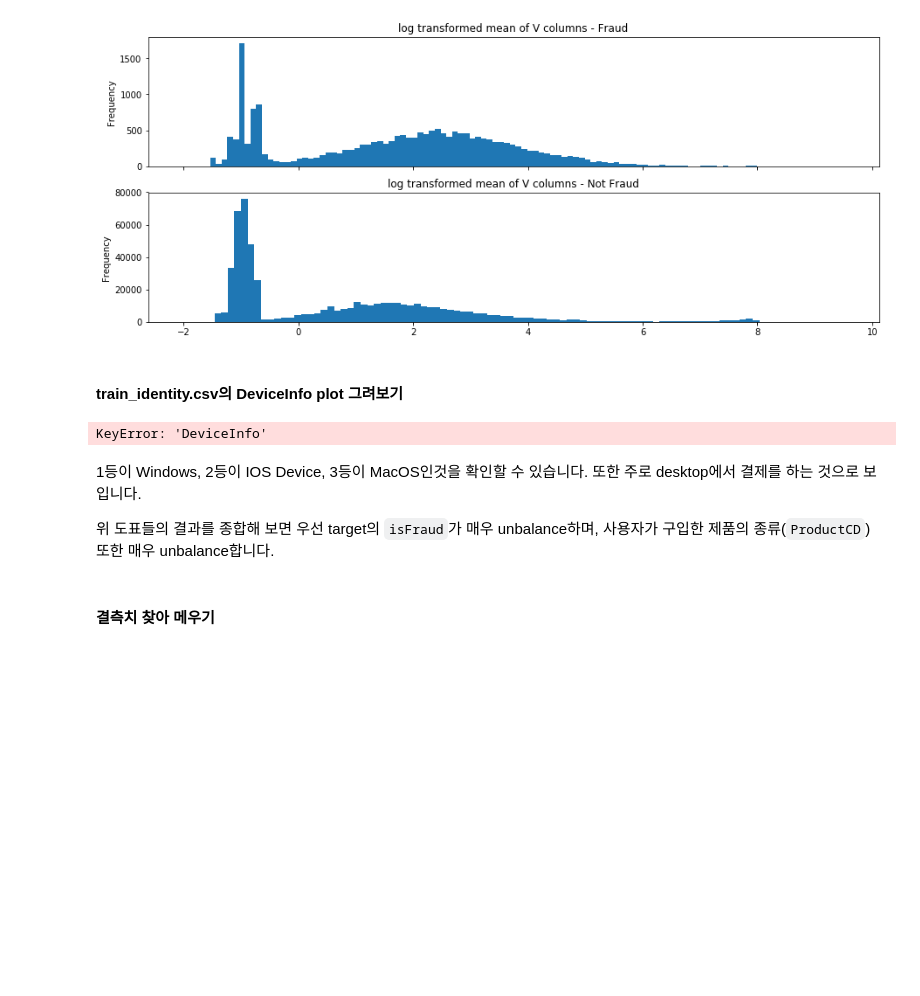
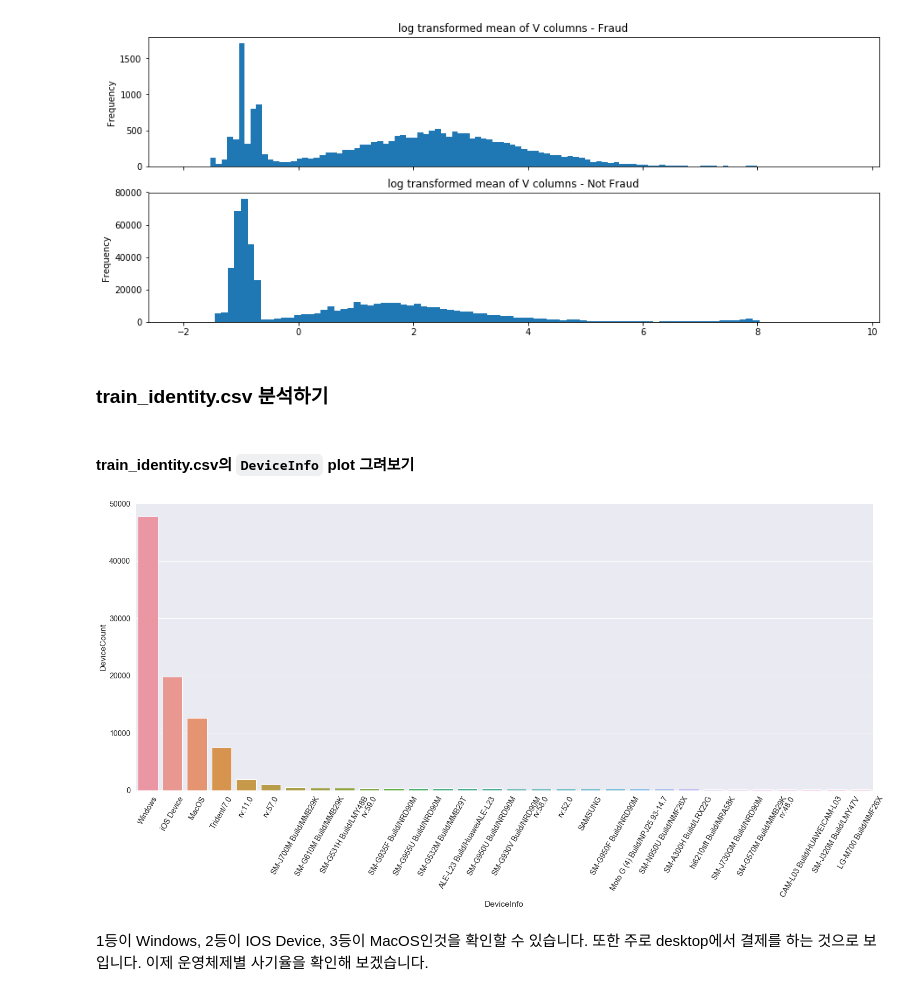
Before and after one commit to loveAlakazam/kaggle_IEEE_CIS_Fraud_Detection, a Jupyter notebook: Simple EDA of IEEE-FRAUD dataset.ipynb, the cells around one changed output. Drawn from its saved outputs; the diff is of its cells as text; code cells hidden in the pictures; blank space fills up the shorter version.

```diff
--- a/Simple EDA of IEEE-FRAUD dataset.ipynb
+++ b/Simple EDA of IEEE-FRAUD dataset.ipynb
@@ -404,25 +428,25 @@ train_tran.loc[train_tran['isFraud'] == 0]['v_mean'] \
 plt.show()
 # %% [output]
 [figure]
+# %% [markdown]
+### train_identity.csv 분석하기
 # %% [markdown]
-#### train_identity.csv의 DeviceInfo plot 그려보기
+#### train_identity.csv의 `DeviceInfo` plot 그려보기
 # %%
 # DeviceCount, DeviceInfo 두 개의 열을 갖는 DF를 만듭니다.
 group = pd.DataFrame()
-group['DeviceCount'] = train_tran.groupby(['DeviceInfo'])['DeviceInfo'].count()
+group['DeviceCount'] = train_iden.groupby(['DeviceInfo'])['DeviceInfo'].count()
 group['DeviceInfo'] = group.index
 
 # top 30개 Device들에 대해 sort합니다.
 group_top = group.sort_values(by='DeviceCount',ascending=False).head(30)
 
 plt.figure(figsize=(25, 10))
 sns.set(color_codes=True)
 sns.set(font_scale = 1.3)
 ax = sns.barplot(x="DeviceInfo", y="DeviceCount", data=group_top)
 xt = plt.xticks(rotation=60)
 # %% [output]
-KeyError: 'DeviceInfo'
+[figure, added]
 # %% [markdown]
-1등이 Windows, 2등이 IOS Device, 3등이 MacOS인것을 확인할 수 있습니다. 또한 주로 desktop에서 결제를 하는 것으로 보입니다.
-
-위 도표들의 결과를 종합해 보면 우선 target의 `isFraud`가 매우 unbalance하며, 사용자가 구입한 제품의 종류(`ProductCD`) 또한 매우 unbalance합니다.
+1등이 Windows, 2등이 IOS Device, 3등이 MacOS인것을 확인할 수 있습니다. 또한 주로 desktop에서 결제를 하는 것으로 보입니다. 이제 운영체제별 사기율을 확인해 보겠습니다.
@@ -433,2 +452,0 @@ print('test, train_tran, train_iden, test_tran, test_iden has been removed.')
-# %% [markdown]
-#### 결측치 찾아 메우기
```
Also changed, not shown: parts of 33 cells of this notebook.
